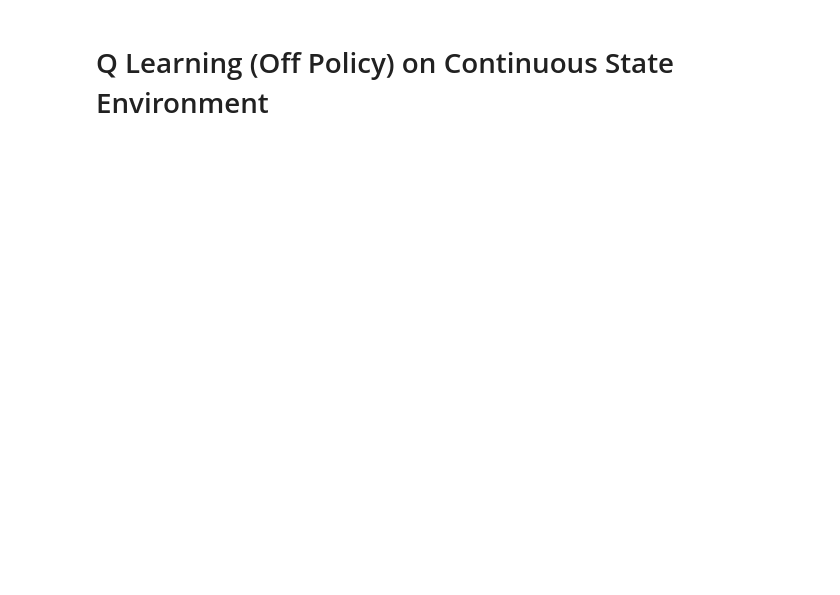
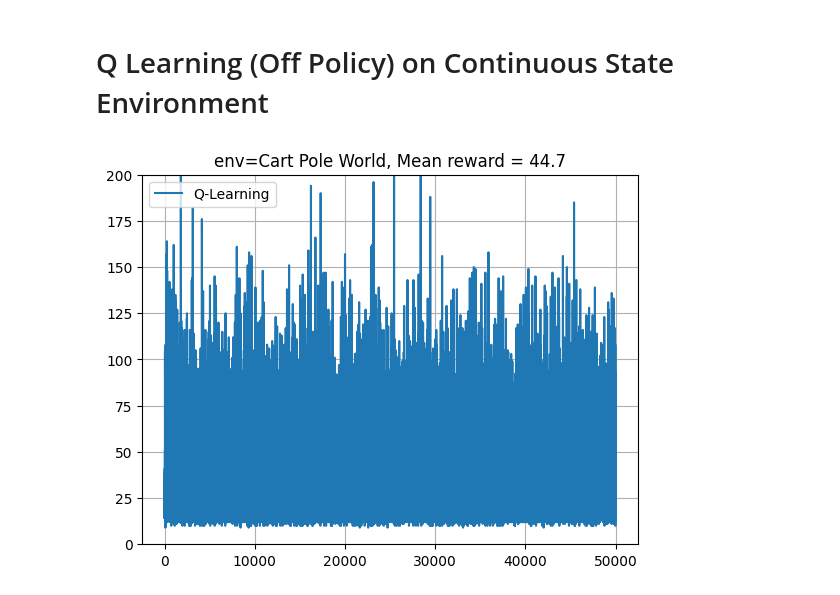
Before and after one commit to warisa-cmu/rl-training-2025-codes, a Jupyter notebook: src/T03_value_based/S9_q_learning_continuous.ipynb, the cells around one changed output. Cells and saved outputs as stored; diff of their text form; code cells hidden in the pictures; blank space fills up the shorter version.

```diff
--- a/src/T03_value_based/S9_q_learning_continuous.ipynb
+++ b/src/T03_value_based/S9_q_learning_continuous.ipynb
@@ -8,9 +8,5 @@ import matplotlib.pyplot as plt
 from collections import defaultdict
 import datetime
 from gymnasium.wrappers import RecordVideo
-# %%
-_env = gym.make("CartPole-v1", render_mode="rgb_array")
-timestamp = int(datetime.datetime.now().timestamp())
-env = RecordVideo(env=_env, video_folder="./video", name_prefix=timestamp)
 # %%
 # Q Learning Learning agent class
@@ -163,28 +158,30 @@ class Discretizer(gym.ObservationWrapper):
 # %%
 # create Cart Pole environment
 # using .env will remove the time limit termination of 200 steps
 
 env = gym.make("CartPole-v1")
 env = env.unwrapped
 
 # wrap our env with Discretizer
 env = Discretizer(env)
 
 # create a Q Learning agent
 agent = QLearningAgent(
     alpha=0.5,
     epsilon=0.20,
     gamma=0.99,
     get_possible_actions=lambda s: range(env.action_space.n),
 )
 
 # train agent using replay buffer and get rewards for episodes
-rewards = train_agent(env, agent, episode_cnt=2000)
+rewards = train_agent(env, agent, episode_cnt=50000)
 
 # plot rewards
 plot_rewards("Cart Pole World", rewards, "Q-Learning")
 
 env.close()
+# %% [output]
+[figure, added]
 # %%
 env = gym.make("CartPole-v1", render_mode="rgb_array")
 env = env.unwrapped
```
Also changed, not shown: parts of 1 cell of this notebook.
